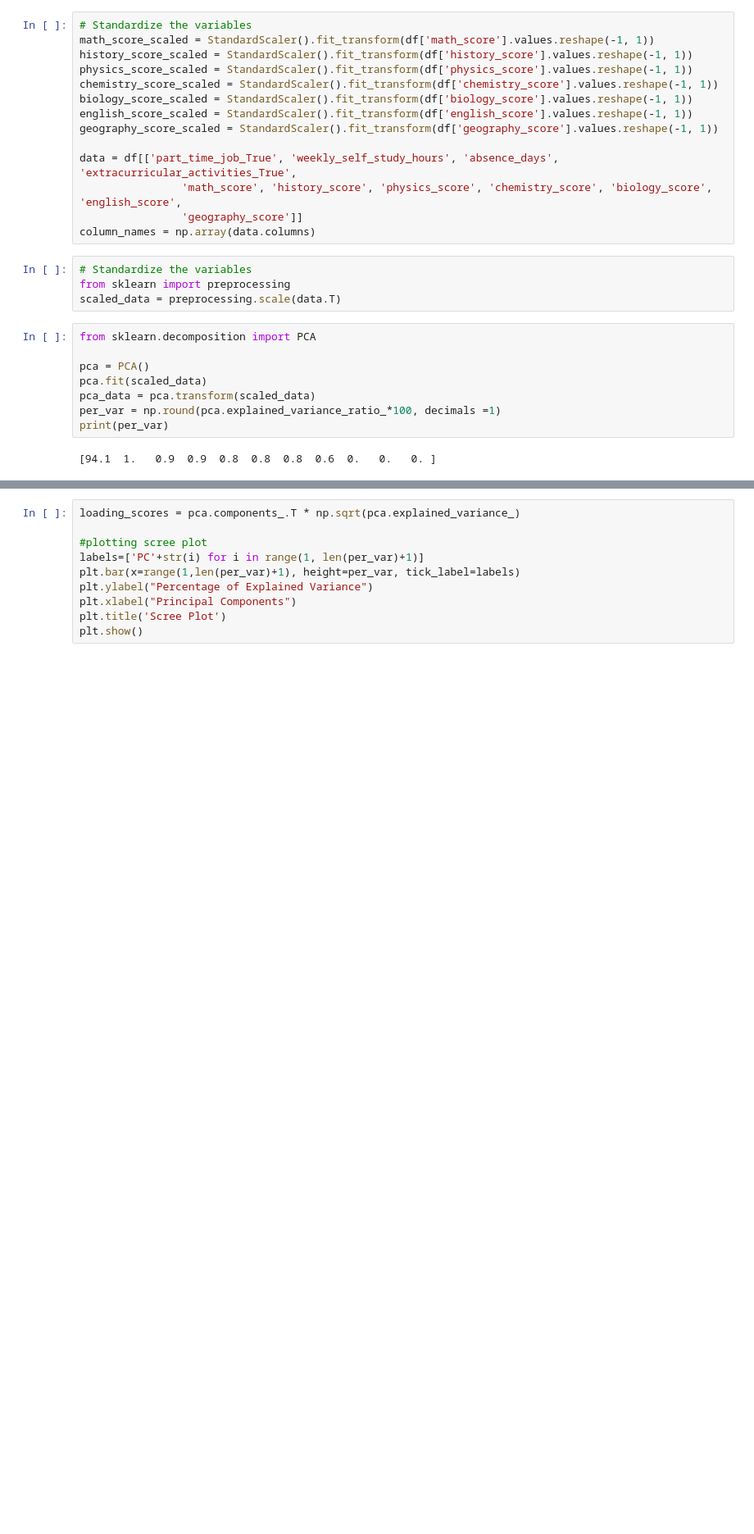
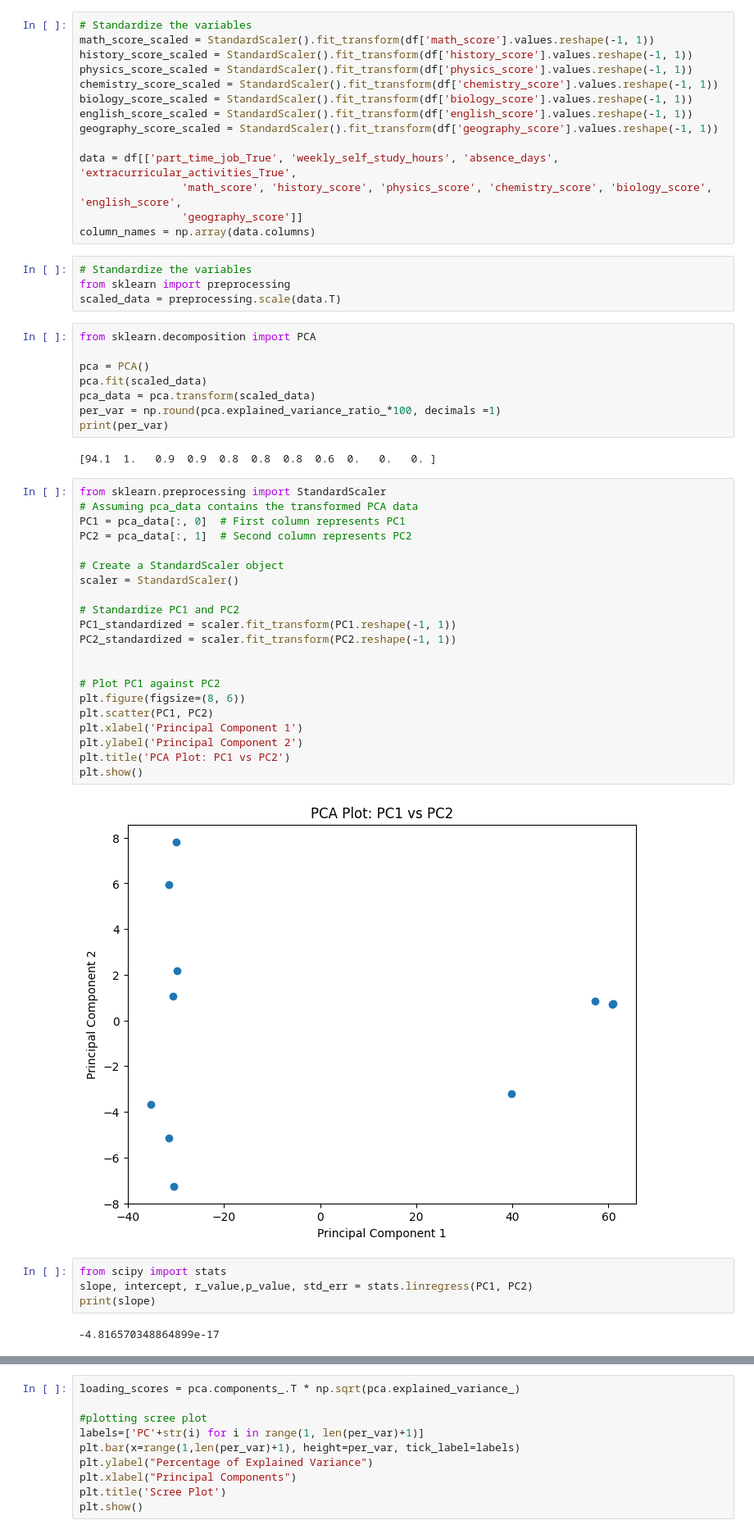
Before and after one commit to shakiralynch1/DVA_CA1, a Jupyter notebook: DVA_CA1.ipynb, the cells around one changed output, grey strips where cells are left out. Shown at 82% size. Drawn from its saved outputs; the diff is of its cells as text; blank space fills up the shorter version.

Commit message:
:moncole_face: improving PCA to figure out what to use for cluserting

```diff
--- a/DVA_CA1.ipynb
+++ b/DVA_CA1.ipynb
@@ -1138,3 +1138,32 @@ per_var = np.round(pca.explained_variance_ratio_*100, decimals =1)
 print(per_var)
 # %% [output]
 [94.1  1.   0.9  0.9  0.8  0.8  0.8  0.6  0.   0.   0. ]
+# %%
+from sklearn.preprocessing import StandardScaler
+# Assuming pca_data contains the transformed PCA data
+PC1 = pca_data[:, 0]  # First column represents PC1
+PC2 = pca_data[:, 1]  # Second column represents PC2
+
+# Create a StandardScaler object
+scaler = StandardScaler()
+
+# Standardize PC1 and PC2
+PC1_standardized = scaler.fit_transform(PC1.reshape(-1, 1))
+PC2_standardized = scaler.fit_transform(PC2.reshape(-1, 1))
+
+
+# Plot PC1 against PC2
+plt.figure(figsize=(8, 6))
+plt.scatter(PC1, PC2)
+plt.xlabel('Principal Component 1')
+plt.ylabel('Principal Component 2')
+plt.title('PCA Plot: PC1 vs PC2')
+plt.show()
+# %% [output]
+[figure, added]
+# %%
+from scipy import stats
+slope, intercept, r_value,p_value, std_err = stats.linregress(PC1, PC2)
+print(slope)
+# %% [output]
+-4.816570348864899e-17
```
Also changed, not shown: parts of 5 cells of this notebook, 1 other file.
